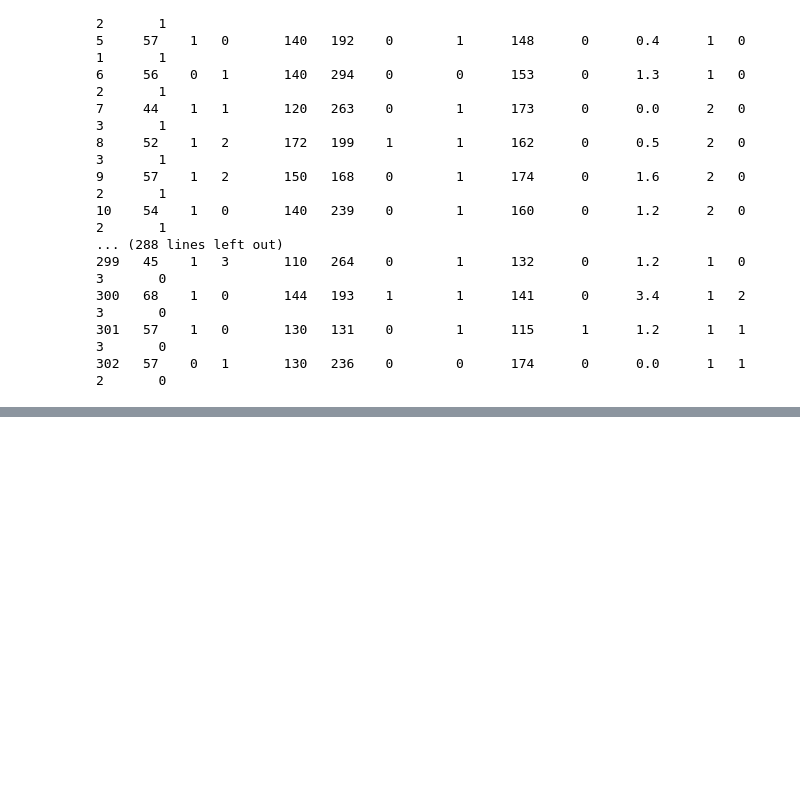
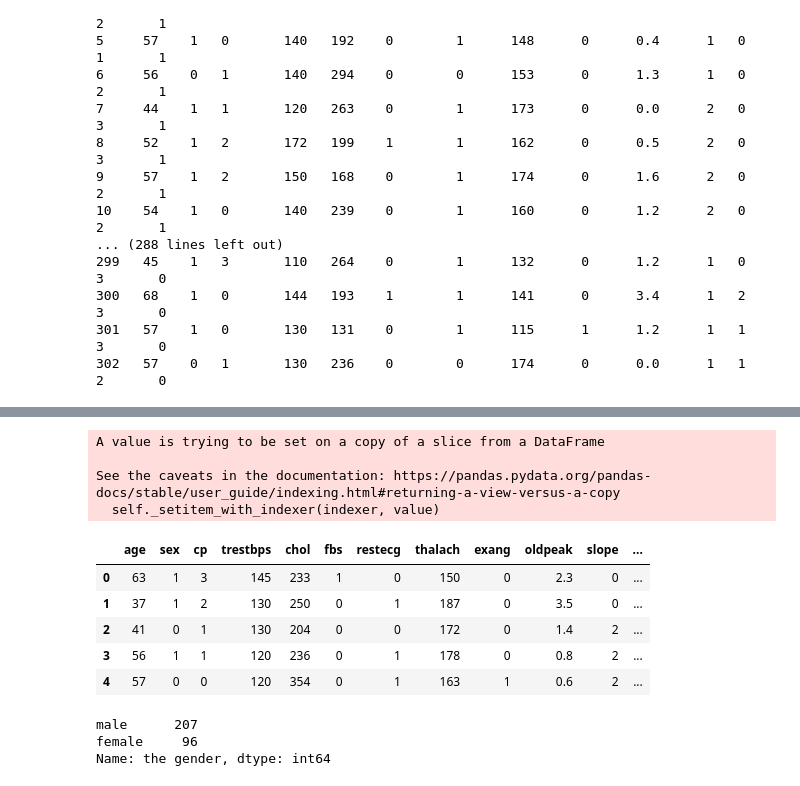
Before and after one commit to MokhtarElmahdy/Heart_Attack, a Jupyter notebook: Untitled.ipynb, the cells around one changed output, grey strips where cells are left out. Saved outputs shown, nothing was run; the diff lists cells and outputs as text; code cells hidden in the pictures; blank space fills up the shorter version.

Commit message:
made a loop that will print 1 is male and 0 is female and it will be stored in a column called gender

```diff
--- a/Untitled.ipynb
+++ b/Untitled.ipynb
@@ -36,3 +36,31 @@ df1.describe()
 | 50% | 55.000000 | 1.000000 | 1.000000 | 130.000000 | 240.000000 | 0.000000 | 1.000000 | 153.000000 | 0.000000 | 0.800000 | 1.000000 | ... |
 | 75% | 61.000000 | 1.000000 | 2.000000 | 140.000000 | 274.500000 | 0.000000 | 1.000000 | 166.000000 | 1.000000 | 1.600000 | 2.000000 | ... |
 | max | 77.000000 | 1.000000 | 3.000000 | 200.000000 | 564.000000 | 1.000000 | 2.000000 | 202.000000 | 1.000000 | 6.200000 | 2.000000 | ... |
+# %%
+def gender_to_catogery( sex ):
+    if sex == 1:
+        return "male"
+    return "female"
+# %%
+df1['the gender'] = df1 ['sex']
+# %%
+for i in range (df1.shape[0]):
+    df1['the gender' ].iloc[i] = gender_to_catogery(df1['sex'].iloc[i])
+df1.head()
+# %% [output]
+A value is trying to be set on a copy of a slice from a DataFrame
+
+See the caveats in the documentation: https://pandas.pydata.org/pandas-docs/stable/user_guide/indexing.html#returning-a-view-versus-a-copy
+  self._setitem_with_indexer(indexer, value)
+|  | age | sex | cp | trestbps | chol | fbs | restecg | thalach | exang | oldpeak | slope | ... |
+| 0 | 63 | 1 | 3 | 145 | 233 | 1 | 0 | 150 | 0 | 2.3 | 0 | ... |
+| 1 | 37 | 1 | 2 | 130 | 250 | 0 | 1 | 187 | 0 | 3.5 | 0 | ... |
+| 2 | 41 | 0 | 1 | 130 | 204 | 0 | 0 | 172 | 0 | 1.4 | 2 | ... |
+| 3 | 56 | 1 | 1 | 120 | 236 | 0 | 1 | 178 | 0 | 0.8 | 2 | ... |
+| 4 | 57 | 0 | 0 | 120 | 354 | 0 | 1 | 163 | 1 | 0.6 | 2 | ... |
+# %%
+df1['the gender'].value_counts()
+# %% [output]
+male      207
+female     96
+Name: the gender, dtype: int64
```
